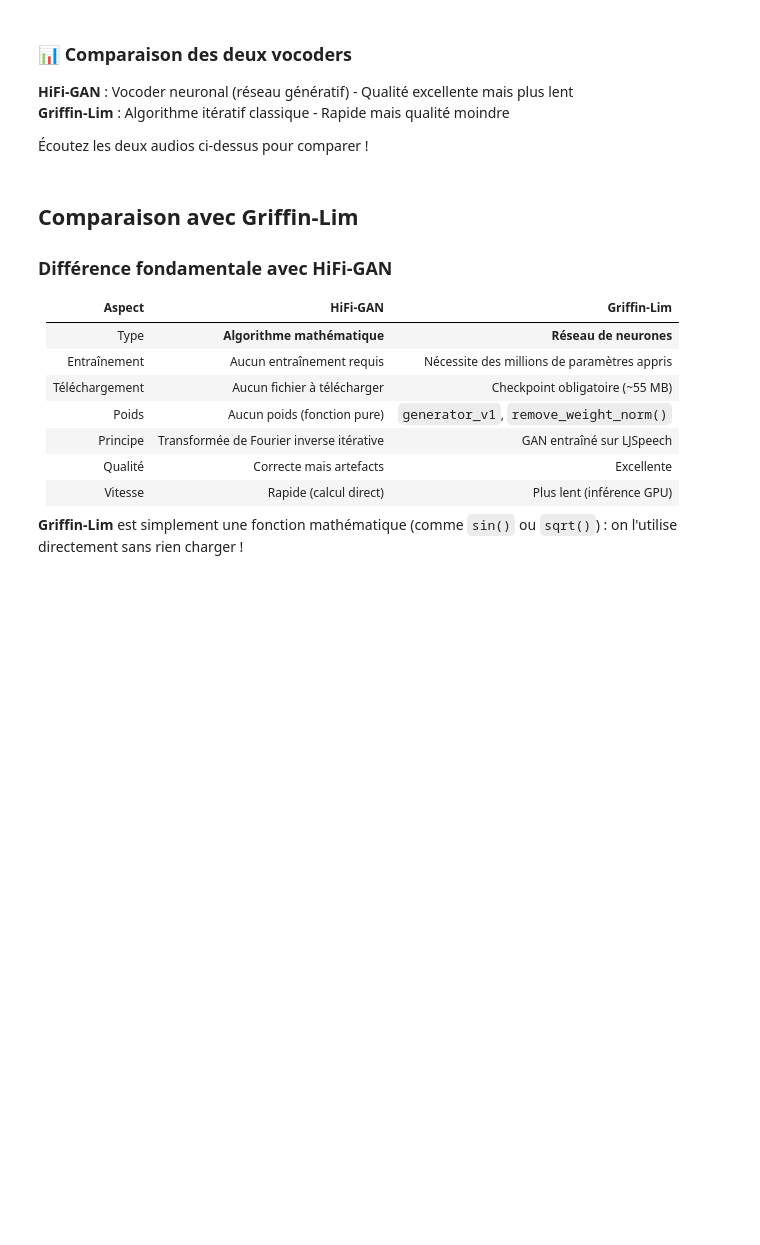
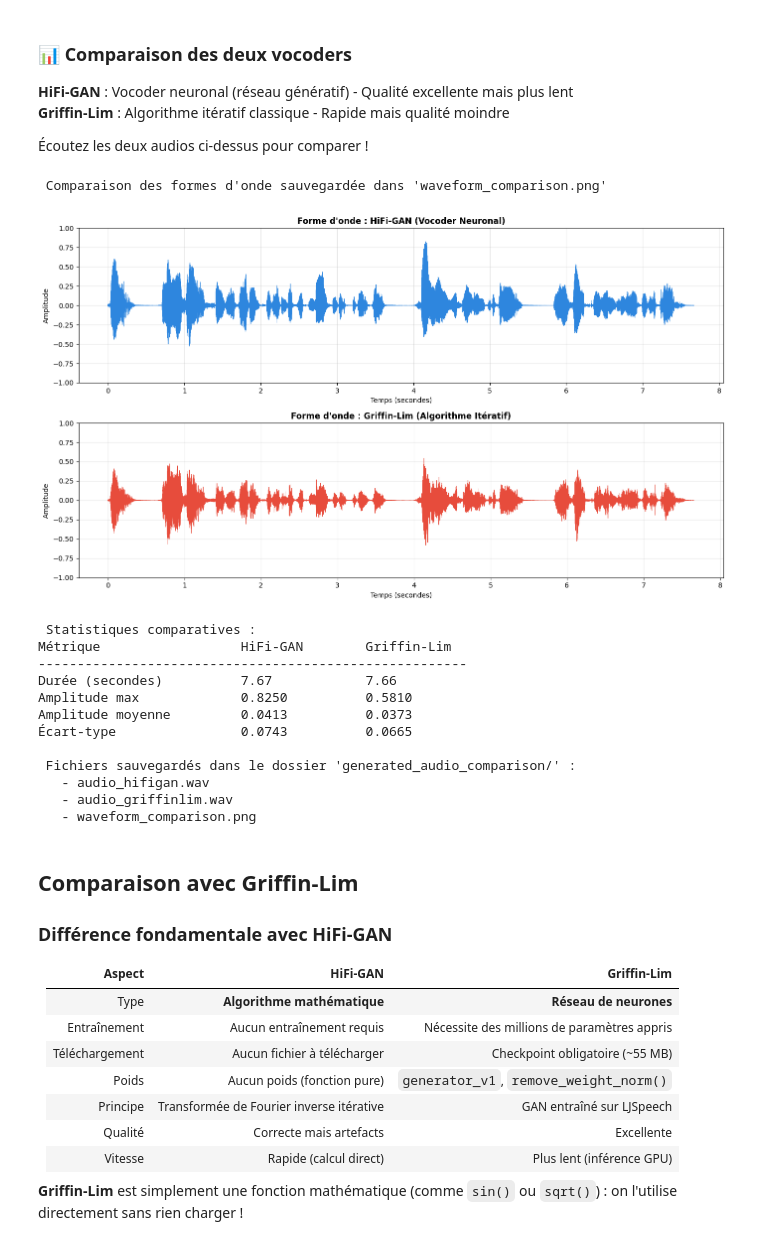
Before and after one commit to Raph1821/Matcha-TTS-etu-UPMC-ENSAM, a Jupyter notebook: demo_matcha.ipynb, the cells around one changed output. Drawn from its saved outputs; the diff is of its cells as text; code cells hidden in the pictures; blank space fills up the shorter version.

```diff
--- a/demo_matcha.ipynb
+++ b/demo_matcha.ipynb
@@ -262,29 +293,78 @@ NameError: name 'torchaudio' is not defined
 
 Écoutez les deux audios ci-dessus pour comparer !
 # %%
-# 8. Sauvegarde des fichiers audio (optionnel)
-import os
+# 8. Comparaison visuelle et sauvegarde
+import soundfile as sf
 
 # Créer le dossier de sortie
 output_dir = "generated_audio_comparison"
 os.makedirs(output_dir, exist_ok=True)
 
-# Sauvegarder les deux versions
-torchaudio.save(
-    f"{output_dir}/audio_hifigan.wav",
-    audio_cpu.unsqueeze(0),
-    SAMPLE_RATE
-)
+# === VISUALISATION COMPARATIVE DES FORMES D'ONDE ===
+fig, axes = plt.subplots(2, 1, figsize=(14, 8))
 
-torchaudio.save(
-    f"{output_dir}/audio_griffinlim.wav",
-    audio_griffinlim_cpu.unsqueeze(0),
-    SAMPLE_RATE
-)
+# Convertir en numpy pour la visualisation
+audio_hifigan_np = audio_cpu.numpy()
+audio_gl_np = audio_griffinlim_cpu.numpy()
 
-print(f"✅ Fichiers sauvegardés dans le dossier '{output_dir}/' :")
+# Créer l'axe temporel
+time_hifigan = np.arange(len(audio_hifigan_np)) / SAMPLE_RATE
+time_gl = np.arange(len(audio_gl_np)) / SAMPLE_RATE
+
+# HiFi-GAN
+axes[0].plot(time_hifigan, audio_hifigan_np, color='#2E86DE', linewidth=0.5)
+axes[0].set_title('Forme d\'onde : HiFi-GAN (Vocoder Neuronal)', fontsize=12, fontweight='bold')
+axes[0].set_xlabel('Temps (secondes)')
+axes[0].set_ylabel('Amplitude')
+axes[0].grid(True, alpha=0.3)
+axes[0].set_ylim(-1, 1)
+
+# Griffin-Lim
+axes[1].plot(time_gl, audio_gl_np, color='#E74C3C', linewidth=0.5)
+axes[1].set_title('Forme d\'onde : Griffin-Lim (Algorithme Itératif)', fontsize=12, fontweight='bold')
+axes[1].set_xlabel('Temps (secondes)')
+axes[1].set_ylabel('Amplitude')
+axes[1].grid(True, alpha=0.3)
+axes[1].set_ylim(-1, 1)
+
+plt.tight_layout()
+plt.savefig(f'{output_dir}/waveform_comparison.png', dpi=150, bbox_inches='tight')
+print(" Comparaison des formes d'onde sauvegardée dans 'waveform_comparison.png'")
+display(fig)
+plt.close()
+
+# === STATISTIQUES COMPARATIVES ===
+print("\n Statistiques comparatives :")
+print(f"{'Métrique':<25} {'HiFi-GAN':<15} {'Griffin-Lim':<15}")
+print("-" * 55)
+print(f"{'Durée (secondes)':<25} {len(audio_hifigan_np)/SAMPLE_RATE:<15.2f} {len(audio_gl_np)/SAMPLE_RATE:<15.2f}")
+print(f"{'Amplitude max':<25} {abs(audio_hifigan_np).max():<15.4f} {abs(audio_gl_np).max():<15.4f}")
+print(f"{'Amplitude moyenne':<25} {abs(audio_hifigan_np).mean():<15.4f} {abs(audio_gl_np).mean():<15.4f}")
+print(f"{'Écart-type':<25} {audio_hifigan_np.std():<15.4f} {audio_gl_np.std():<15.4f}")
+
+# === SAUVEGARDE DES FICHIERS AUDIO ===
+sf.write(f"{output_dir}/audio_hifigan.wav", audio_hifigan_np, SAMPLE_RATE)
+sf.write(f"{output_dir}/audio_griffinlim.wav", audio_gl_np, SAMPLE_RATE)
+
+print(f"\n Fichiers sauvegardés dans le dossier '{output_dir}/' :")
 print(f"   - audio_hifigan.wav")
 print(f"   - audio_griffinlim.wav")
+print(f"   - waveform_comparison.png")
+# %% [output]
+ Comparaison des formes d'onde sauvegardée dans 'waveform_comparison.png'
+[figure, added]
+ Statistiques comparatives :
+Métrique                  HiFi-GAN        Griffin-Lim
+-------------------------------------------------------
+Durée (secondes)          7.67            7.66
+Amplitude max             0.8250          0.5810
+Amplitude moyenne         0.0413          0.0373
+Écart-type                0.0743          0.0665
+
+ Fichiers sauvegardés dans le dossier 'generated_audio_comparison/' :
+   - audio_hifigan.wav
+   - audio_griffinlim.wav
+   - waveform_comparison.png
 # %% [markdown]
 ## Comparaison avec Griffin-Lim
 
```
Also changed, not shown: parts of 6 cells of this notebook, 5 other files.
